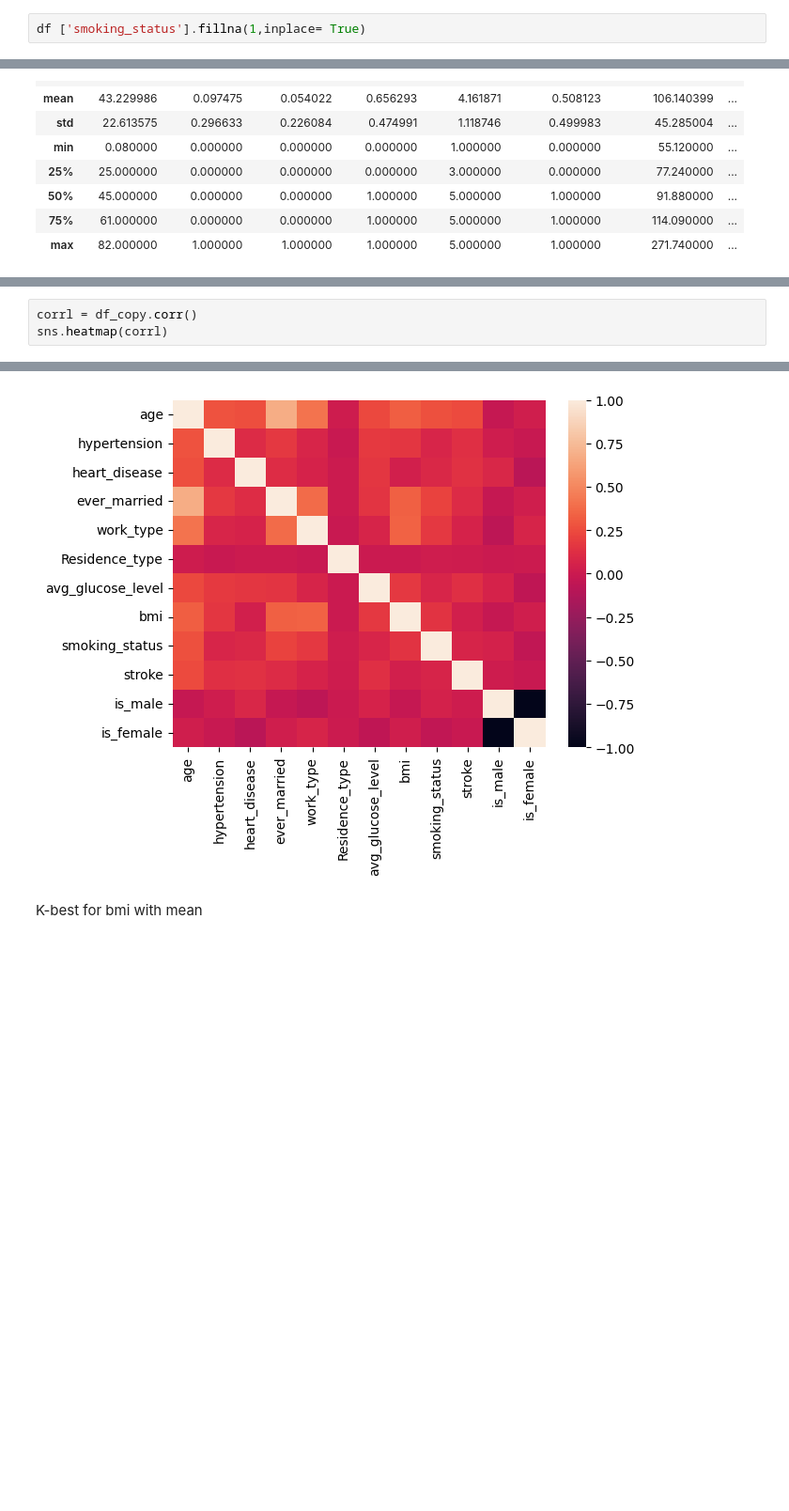
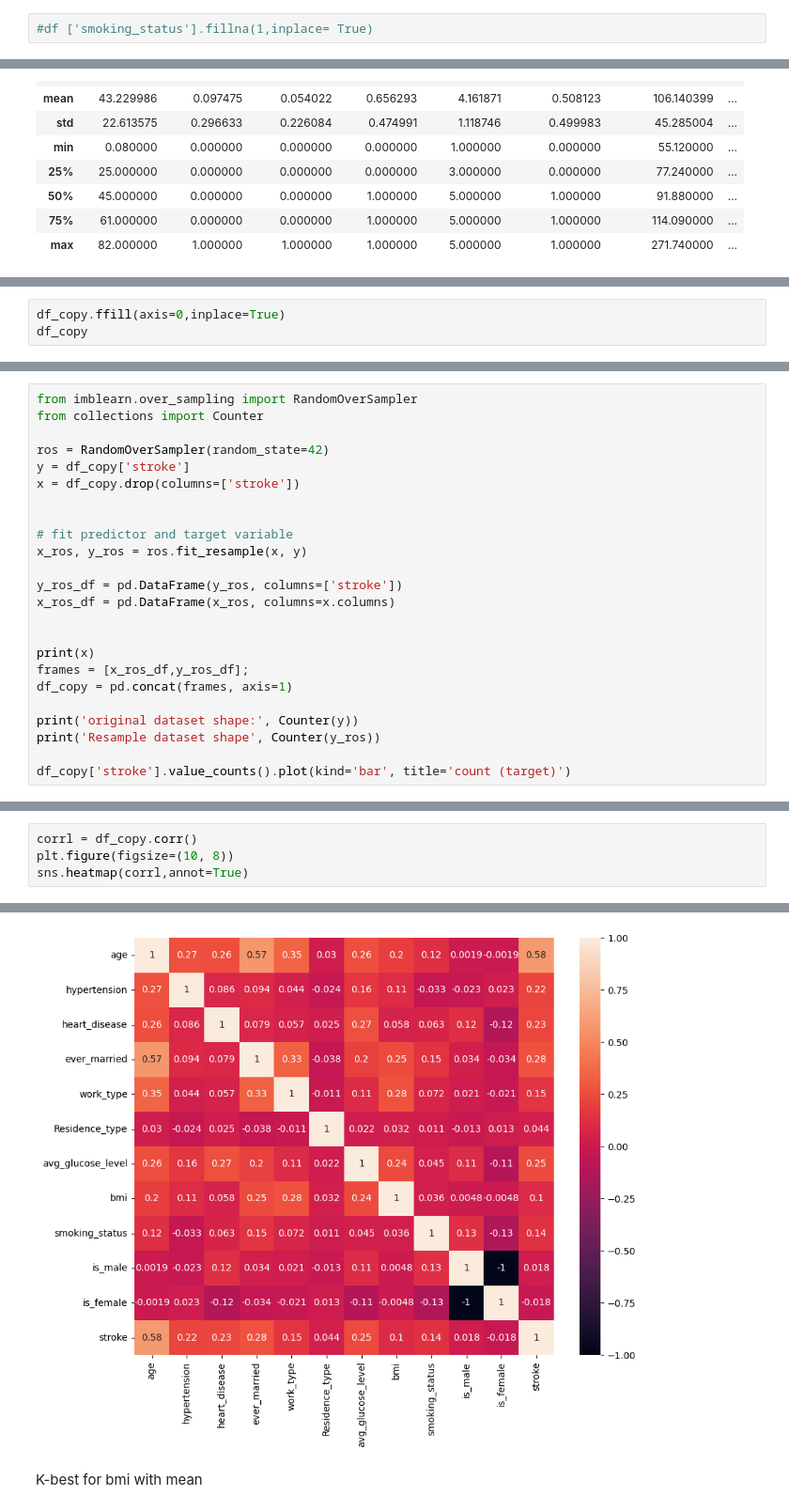
Before and after one commit to yunusemredincell/Stroke-Prediction-Project, a Jupyter notebook: Stroke-Prediction-Project/stroketest.ipynb, the cells around one changed output, grey strips where cells are left out. Shown at 94% size. Drawn from its saved outputs; the diff is of its cells as text; blank space fills up the shorter version.

```diff
--- a/Stroke-Prediction-Project/stroketest.ipynb
+++ b/Stroke-Prediction-Project/stroketest.ipynb
@@ -118,5 +117,5 @@ Forward Manner
 # %%
-df ['smoking_status'].fillna(1,inplace= True)
+#df ['smoking_status'].fillna(1,inplace= True)
 # %%
 df.shape
 df.head()
@@ -211,0 +213,3 @@ Rows with missing 'bmi':
+# %%
+df_copy.ffill(axis=0,inplace=True)
+df_copy
@@ -211,0 +237,24 @@ Rows with missing 'bmi':
+# %%
+from imblearn.over_sampling import RandomOverSampler
+from collections import Counter
+
+ros = RandomOverSampler(random_state=42)
+y = df_copy['stroke']
+x = df_copy.drop(columns=['stroke'])
+
+
+# fit predictor and target variable
+x_ros, y_ros = ros.fit_resample(x, y)
+
+y_ros_df = pd.DataFrame(y_ros, columns=['stroke'])
+x_ros_df = pd.DataFrame(x_ros, columns=x.columns)
+
+
+print(x)
+frames = [x_ros_df,y_ros_df];
+df_copy = pd.concat(frames, axis=1)
+
+print('original dataset shape:', Counter(y))
+print('Resample dataset shape', Counter(y_ros))
+
+df_copy['stroke'].value_counts().plot(kind='bar', title='count (target)')
@@ -212,9 +346,10 @@ Rows with missing 'bmi':
 # %%
 corrl = df_copy.corr()
-sns.heatmap(corrl)
+plt.figure(figsize=(10, 8))
+sns.heatmap(corrl,annot=True)
 # %% [output]
 <Axes: >
-[figure, old version]
+[figure, new version]
 # %% [markdown]
 K-best for bmi with mean
 # %%
```
Also changed, not shown: parts of 18 cells of this notebook.
